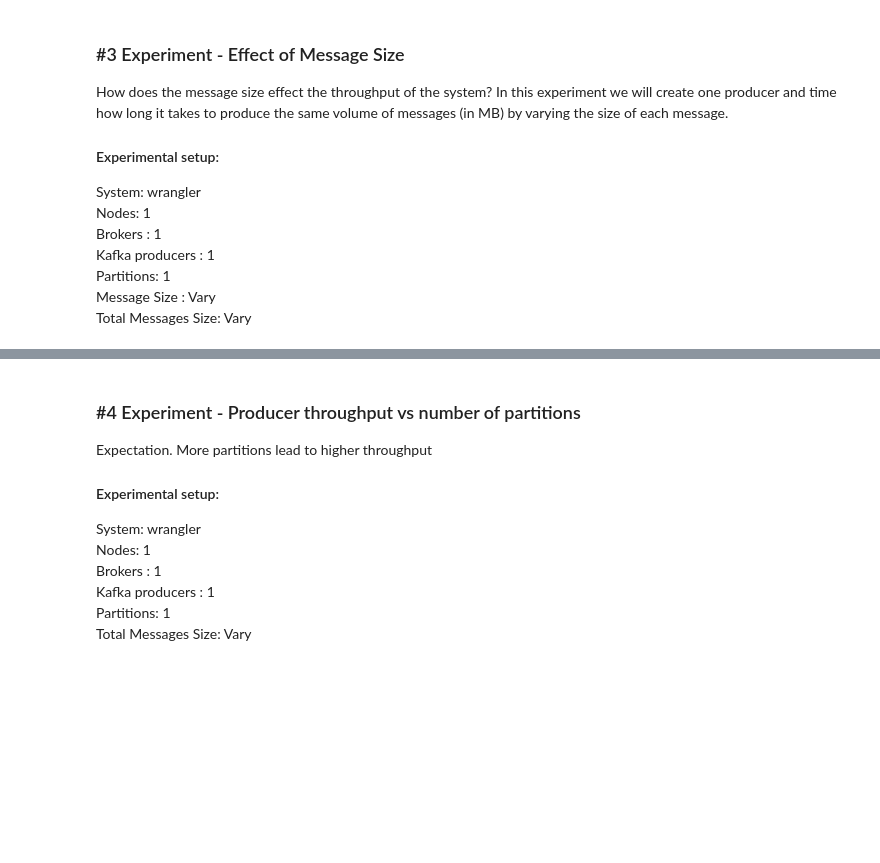
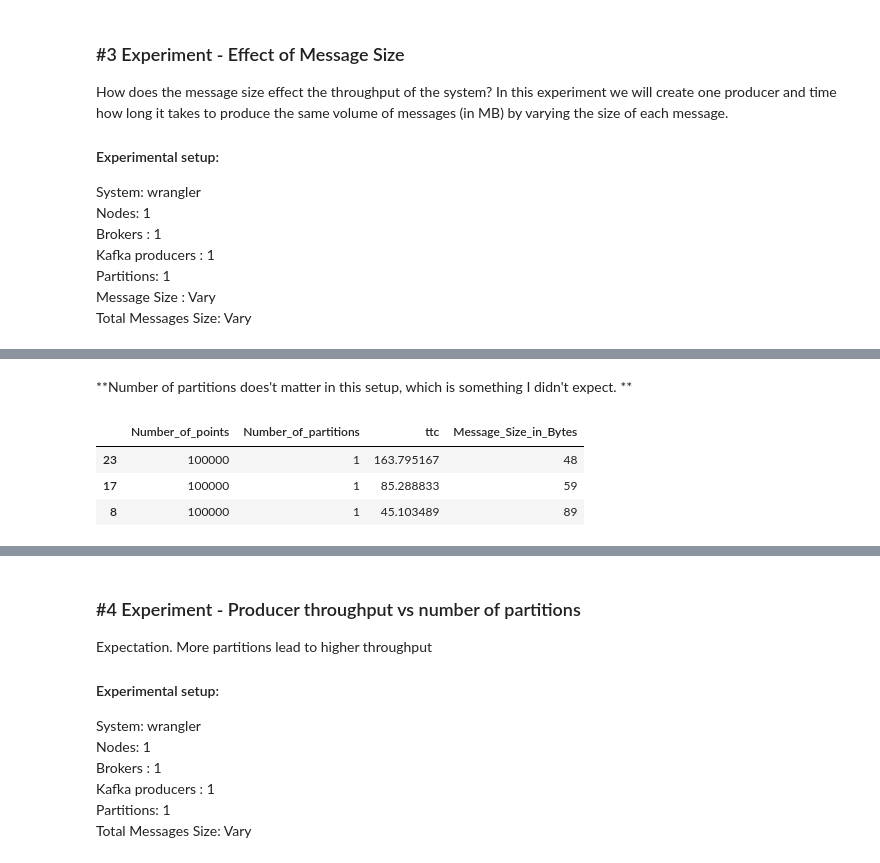
Before and after one commit to radical-experiments/midas_exps, a Jupyter notebook: streaming/kafka_producer_throughput/Report_Friday_24_May_2017.ipynb, the cells around one changed output, grey strips where cells are left out. Cells and saved outputs as stored; diff of their text form; code cells hidden in the pictures; blank space fills up the shorter version.

```diff
--- a/streaming/kafka_producer_throughput/Report_Friday_24_May_2017.ipynb
+++ b/streaming/kafka_producer_throughput/Report_Friday_24_May_2017.ipynb
@@ -43,0 +112,11 @@ Total Messages Size: Vary <br>
+# %% [markdown]
+**Number of partitions does't matter in this setup, which is something I didn't expect. **
+# %%
+bigdata = bigdata[(bigdata.Number_of_partitions==1)]
+bigdata = bigdata.sort_values('Message_Size_in_Bytes')
+bigdata
+# %% [output]
+|  | Number_of_points | Number_of_partitions | ttc | Message_Size_in_Bytes |
+| 23 | 100000 | 1 | 163.795167 | 48 |
+| 17 | 100000 | 1 | 85.288833 | 59 |
+| 8 | 100000 | 1 | 45.103489 | 89 |
```
Also changed, not shown: parts of 11 cells of this notebook.
